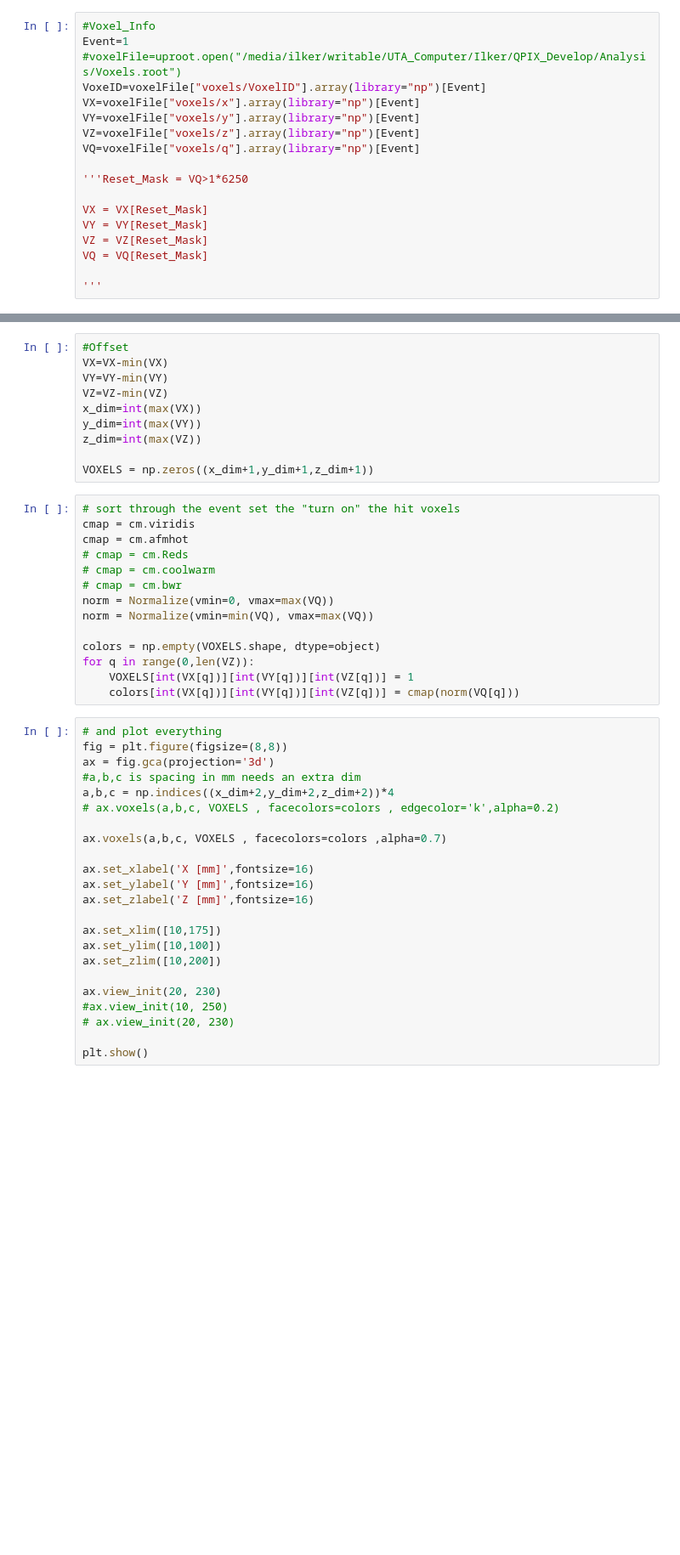
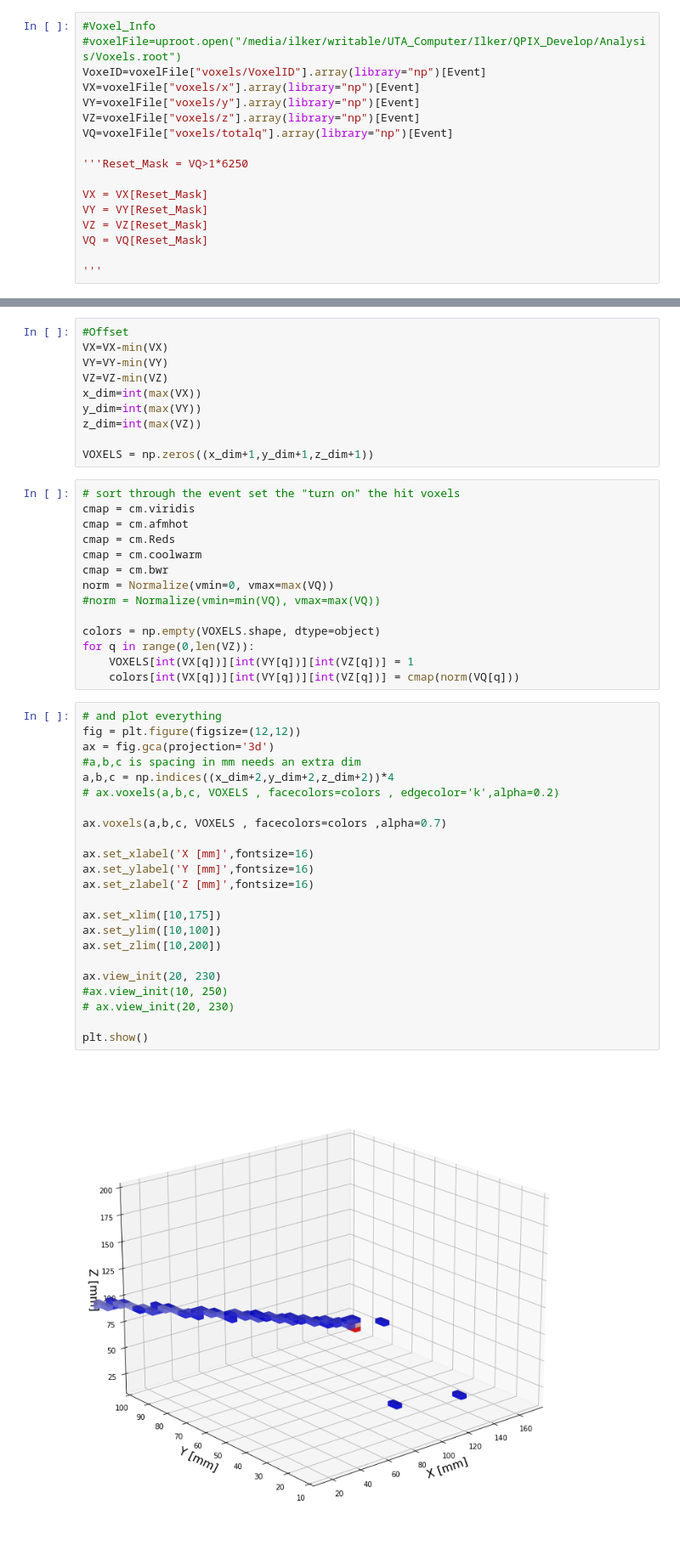
Before and after one commit to ilkerparmaksiz/ProtonDecayAnalysis, a Jupyter notebook: Voxels.ipynb, the cells around one changed output, grey strips where cells are left out. Shown at 85% size. Saved outputs shown, nothing was run; the diff lists cells and outputs as text; blank space fills up the shorter version.

```diff
--- a/Voxels.ipynb
+++ b/Voxels.ipynb
@@ -60,12 +59,11 @@ plt.show()
 # %%
 #Voxel_Info
-Event=1
 #voxelFile=uproot.open("/media/ilker/writable/UTA_Computer/Ilker/QPIX_Develop/Analysis/Voxels.root")
 VoxeID=voxelFile["voxels/VoxelID"].array(library="np")[Event]
 VX=voxelFile["voxels/x"].array(library="np")[Event]
 VY=voxelFile["voxels/y"].array(library="np")[Event]
 VZ=voxelFile["voxels/z"].array(library="np")[Event]
-VQ=voxelFile["voxels/q"].array(library="np")[Event]
+VQ=voxelFile["voxels/totalq"].array(library="np")[Event]
 
 '''Reset_Mask = VQ>1*6250
 
@@ -95,11 +93,11 @@ VOXELS = np.zeros((x_dim+1,y_dim+1,z_dim+1))
 # sort through the event set the "turn on" the hit voxels
 cmap = cm.viridis
 cmap = cm.afmhot
-# cmap = cm.Reds
-# cmap = cm.coolwarm
-# cmap = cm.bwr
+cmap = cm.Reds
+cmap = cm.coolwarm
+cmap = cm.bwr
 norm = Normalize(vmin=0, vmax=max(VQ))
-norm = Normalize(vmin=min(VQ), vmax=max(VQ))
+#norm = Normalize(vmin=min(VQ), vmax=max(VQ))
 
 colors = np.empty(VOXELS.shape, dtype=object)
 for q in range(0,len(VZ)):
@@ -107,24 +105,26 @@ for q in range(0,len(VZ)):
     colors[int(VX[q])][int(VY[q])][int(VZ[q])] = cmap(norm(VQ[q]))
 # %%
 # and plot everything
-fig = plt.figure(figsize=(8,8))
+fig = plt.figure(figsize=(12,12))
 ax = fig.gca(projection='3d')
 #a,b,c is spacing in mm needs an extra dim
 a,b,c = np.indices((x_dim+2,y_dim+2,z_dim+2))*4
 # ax.voxels(a,b,c, VOXELS , facecolors=colors , edgecolor='k',alpha=0.2)
 
 ax.voxels(a,b,c, VOXELS , facecolors=colors ,alpha=0.7)
 
 ax.set_xlabel('X [mm]',fontsize=16)
 ax.set_ylabel('Y [mm]',fontsize=16)
 ax.set_zlabel('Z [mm]',fontsize=16)
 
 ax.set_xlim([10,175])
 ax.set_ylim([10,100])
 ax.set_zlim([10,200])
 
 ax.view_init(20, 230)
 #ax.view_init(10, 250)
 # ax.view_init(20, 230)
 
 plt.show()
+# %% [output]
+[figure, added]
```
Also changed, not shown: parts of 4 cells of this notebook, 2 other files.
